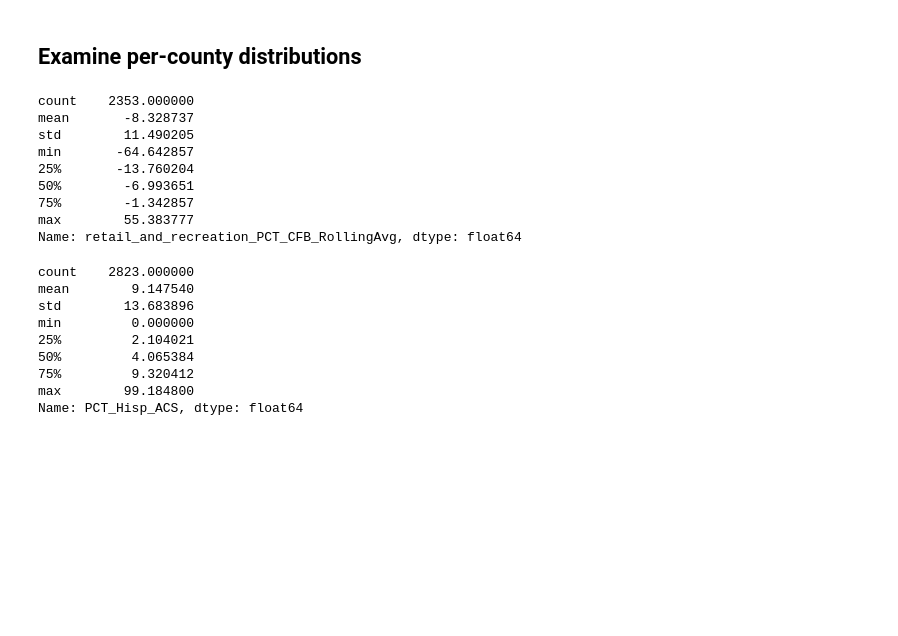
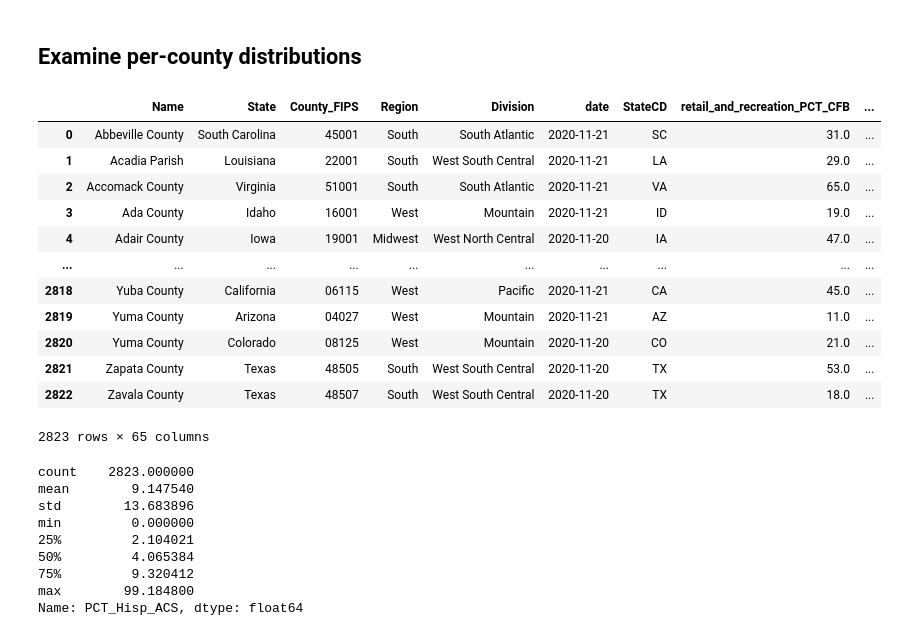
Before and after one commit to pballent/hia-covid, a Jupyter notebook: hia_covid_python_exploration/Combined_Data_Exploration.ipynb, the cells around one changed output. Cells and saved outputs as stored; diff of their text form; code cells hidden in the pictures; blank space fills up the shorter version.

```diff
--- a/hia_covid_python_exploration/Combined_Data_Exploration.ipynb
+++ b/hia_covid_python_exploration/Combined_Data_Exploration.ipynb
@@ -45,15 +45,19 @@ county.reset_index(inplace=True)
 # %%
-county.retail_and_recreation_PCT_CFB_RollingAvg.describe()
+county
 # %% [output]
+|  | Name | State | County_FIPS | Region | Division | date | StateCD | retail_and_recreation_PCT_CFB | ... |
+| 0 | Abbeville County | South Carolina | 45001 | South | South Atlantic | 2020-11-21 | SC | 31.0 | ... |
+| 1 | Acadia Parish | Louisiana | 22001 | South | West South Central | 2020-11-21 | LA | 29.0 | ... |
+| 2 | Accomack County | Virginia | 51001 | South | South Atlantic | 2020-11-21 | VA | 65.0 | ... |
+| 3 | Ada County | Idaho | 16001 | West | Mountain | 2020-11-21 | ID | 19.0 | ... |
+| 4 | Adair County | Iowa | 19001 | Midwest | West North Central | 2020-11-20 | IA | 47.0 | ... |
+| ... | ... | ... | ... | ... | ... | ... | ... | ... | ... |
+| 2818 | Yuba County | California | 06115 | West | Pacific | 2020-11-21 | CA | 45.0 | ... |
+| 2819 | Yuma County | Arizona | 04027 | West | Mountain | 2020-11-21 | AZ | 11.0 | ... |
+| 2820 | Yuma County | Colorado | 08125 | West | Mountain | 2020-11-20 | CO | 21.0 | ... |
+| 2821 | Zapata County | Texas | 48505 | South | West South Central | 2020-11-20 | TX | 53.0 | ... |
+| 2822 | Zavala County | Texas | 48507 | South | West South Central | 2020-11-20 | TX | 18.0 | ... |
-count    2353.000000
-mean       -8.328737
-std        11.490205
-min       -64.642857
-25%       -13.760204
-50%        -6.993651
-75%        -1.342857
-max        55.383777
-Name: retail_and_recreation_PCT_CFB_RollingAvg, dtype: float64
+2823 rows × 65 columns
 # %%
 county_samp = county.sample(frac=.1)
 # %%
```
Also changed, not shown: parts of 53 cells of this notebook, 2 other files.
